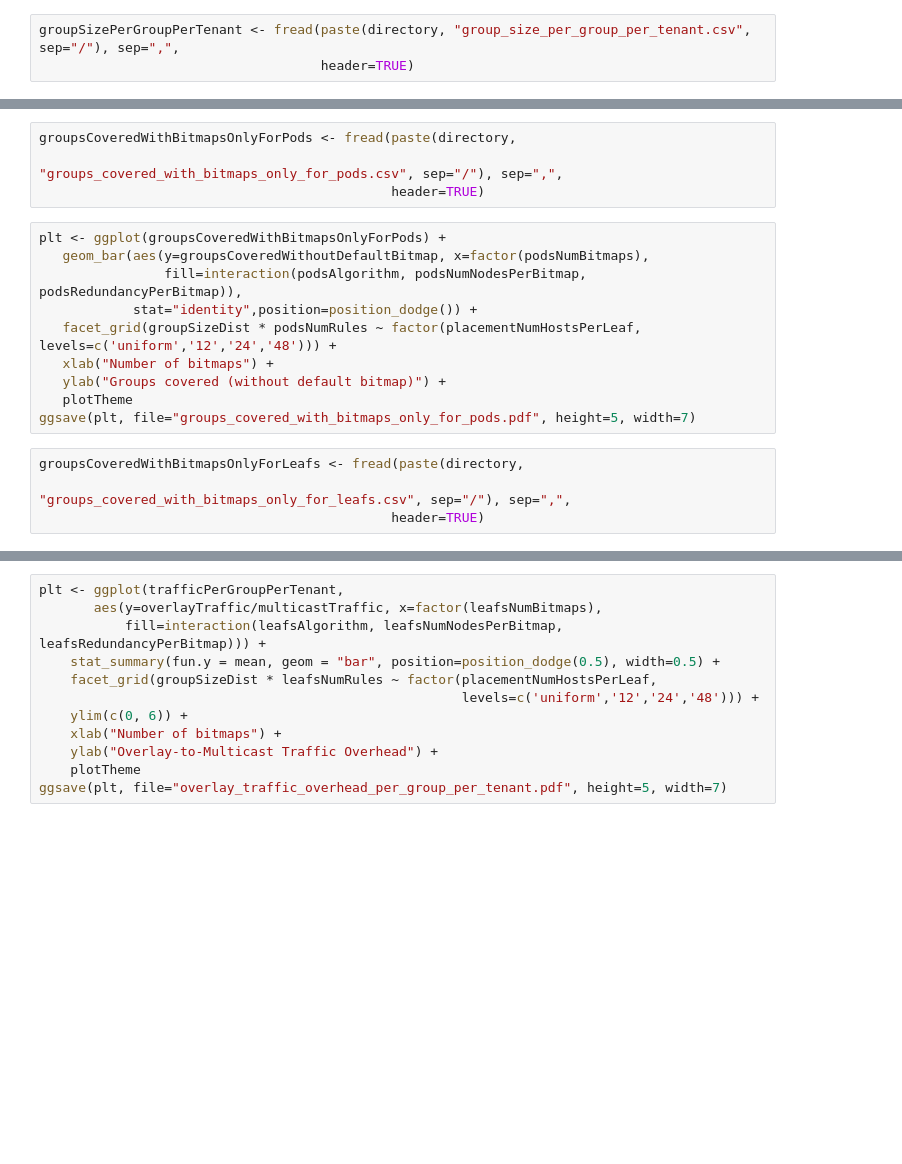
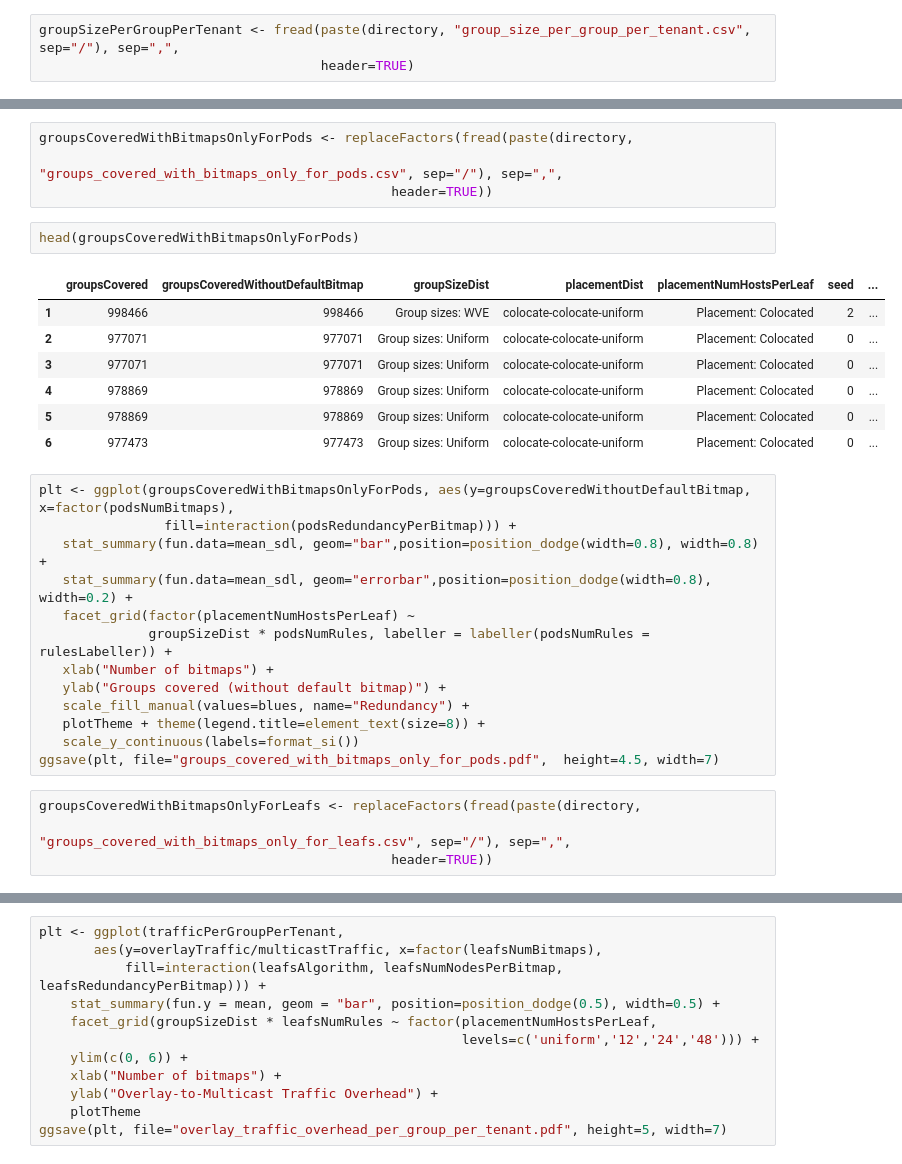
Before and after one commit to Elmo-MCast/numerical-evals, a Jupyter notebook: notebooks/12-11-2017/baseerat-1M-plots (R).ipynb, the cells around one changed output, grey strips where cells are left out. Saved outputs shown, nothing was run; the diff lists cells and outputs as text; blank space fills up the shorter version.

```diff
--- a/notebooks/12-11-2017/baseerat-1M-plots (R).ipynb
+++ b/notebooks/12-11-2017/baseerat-1M-plots (R).ipynb
@@ -34,18 +90,31 @@ ggsave(plt, file="group_size_per_group_per_tenant.pdf", height=3, width=7)
 # %%
-groupsCoveredWithBitmapsOnlyForPods <- fread(paste(directory,
+groupsCoveredWithBitmapsOnlyForPods <- replaceFactors(fread(paste(directory,
                                                    "groups_covered_with_bitmaps_only_for_pods.csv", sep="/"), sep=",",
-                                             header=TRUE)
+                                             header=TRUE))
+# %%
+head(groupsCoveredWithBitmapsOnlyForPods)
+# %% [output]
+|  | groupsCovered | groupsCoveredWithoutDefaultBitmap | groupSizeDist | placementDist | placementNumHostsPerLeaf | seed | ... |
+| 1 | 998466 | 998466 | Group sizes: WVE | colocate-colocate-uniform | Placement: Colocated | 2 | ... |
+| 2 | 977071 | 977071 | Group sizes: Uniform | colocate-colocate-uniform | Placement: Colocated | 0 | ... |
+| 3 | 977071 | 977071 | Group sizes: Uniform | colocate-colocate-uniform | Placement: Colocated | 0 | ... |
+| 4 | 978869 | 978869 | Group sizes: Uniform | colocate-colocate-uniform | Placement: Colocated | 0 | ... |
+| 5 | 978869 | 978869 | Group sizes: Uniform | colocate-colocate-uniform | Placement: Colocated | 0 | ... |
+| 6 | 977473 | 977473 | Group sizes: Uniform | colocate-colocate-uniform | Placement: Colocated | 0 | ... |
 # %%
-plt <- ggplot(groupsCoveredWithBitmapsOnlyForPods) +
-   geom_bar(aes(y=groupsCoveredWithoutDefaultBitmap, x=factor(podsNumBitmaps),
-                fill=interaction(podsAlgorithm, podsNumNodesPerBitmap, podsRedundancyPerBitmap)),
-            stat="identity",position=position_dodge()) +
-   facet_grid(groupSizeDist * podsNumRules ~ factor(placementNumHostsPerLeaf, levels=c('uniform','12','24','48'))) +
+plt <- ggplot(groupsCoveredWithBitmapsOnlyForPods, aes(y=groupsCoveredWithoutDefaultBitmap, x=factor(podsNumBitmaps),
+                fill=interaction(podsRedundancyPerBitmap))) +
+   stat_summary(fun.data=mean_sdl, geom="bar",position=position_dodge(width=0.8), width=0.8) +
+   stat_summary(fun.data=mean_sdl, geom="errorbar",position=position_dodge(width=0.8), width=0.2) +
+   facet_grid(factor(placementNumHostsPerLeaf) ~
+              groupSizeDist * podsNumRules, labeller = labeller(podsNumRules = rulesLabeller)) +
    xlab("Number of bitmaps") +
    ylab("Groups covered (without default bitmap)") +
-   plotTheme
-ggsave(plt, file="groups_covered_with_bitmaps_only_for_pods.pdf", height=5, width=7)
+   scale_fill_manual(values=blues, name="Redundancy") +
+   plotTheme + theme(legend.title=element_text(size=8)) +
+   scale_y_continuous(labels=format_si())
+ggsave(plt, file="groups_covered_with_bitmaps_only_for_pods.pdf",  height=4.5, width=7)
 # %%
-groupsCoveredWithBitmapsOnlyForLeafs <- fread(paste(directory,
+groupsCoveredWithBitmapsOnlyForLeafs <- replaceFactors(fread(paste(directory,
                                                    "groups_covered_with_bitmaps_only_for_leafs.csv", sep="/"), sep=",",
-                                             header=TRUE)
+                                             header=TRUE))
```
Also changed, not shown: parts of 21 cells of this notebook, 16 other files.
